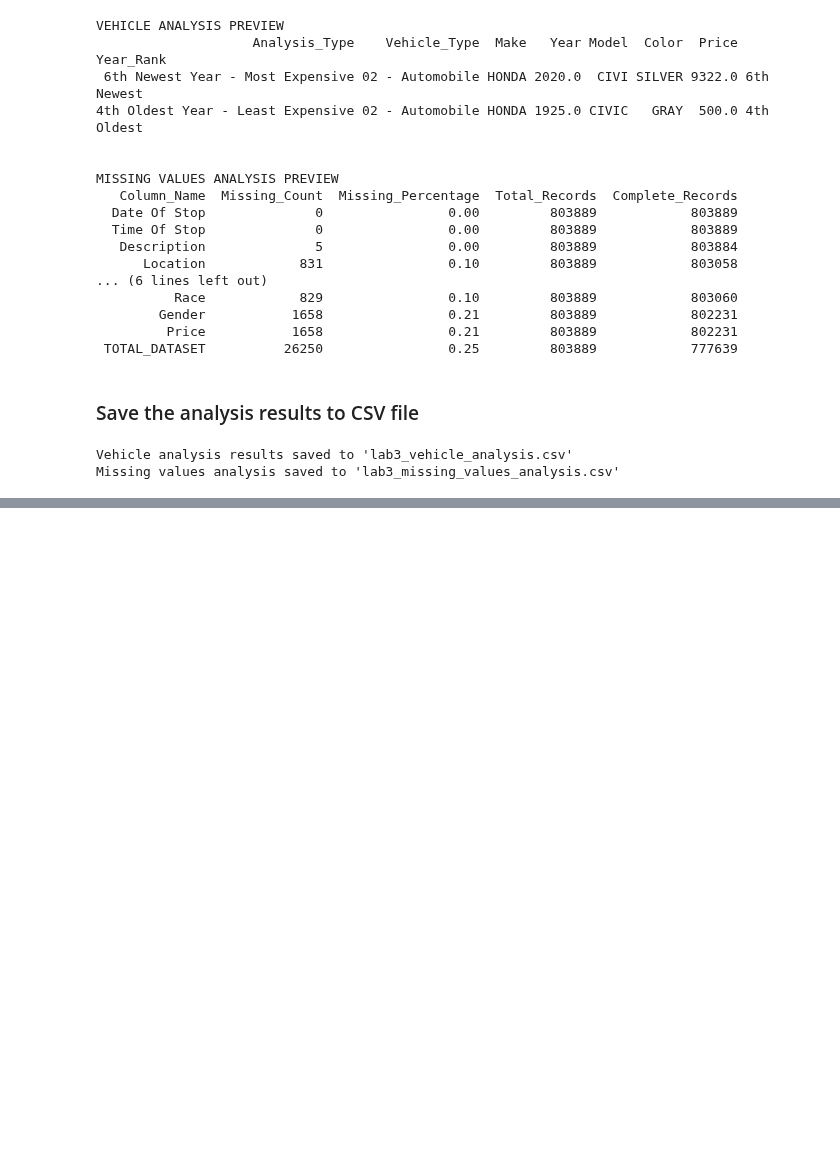
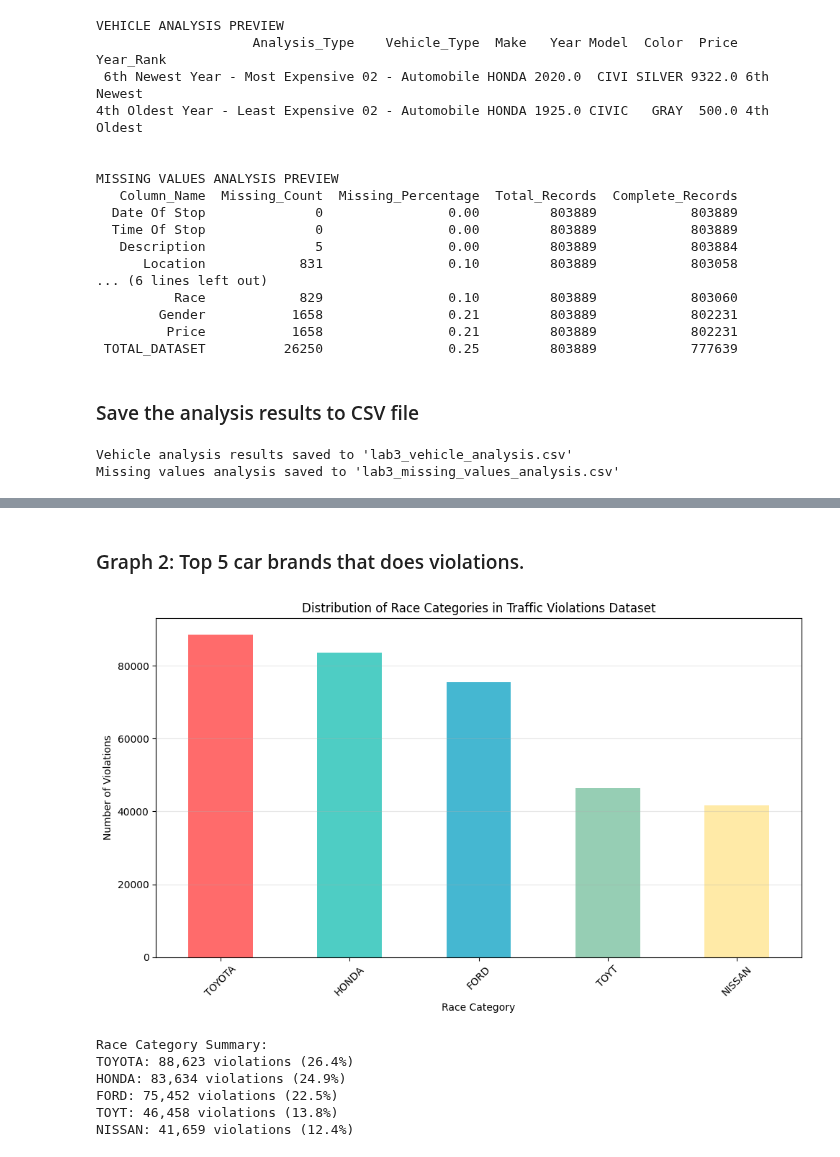
Before and after one commit to orchlonn/CS-456, a Jupyter notebook: Labs/Lab-3/Lab3.ipynb, the cells around one changed output, grey strips where cells are left out. Saved outputs shown, nothing was run; the diff lists cells and outputs as text; code cells hidden in the pictures; blank space fills up the shorter version.

```diff
--- a/Labs/Lab-3/Lab3.ipynb
+++ b/Labs/Lab-3/Lab3.ipynb
@@ -241,0 +288,29 @@ Missing values analysis saved to 'lab3_missing_values_analysis.csv'
+# %% [markdown]
+### Graph 2: Top 5 car brands that does violations.
+# %%
+clean_cars = df['Make'].value_counts()[:5]
+# Create a visualization with the cleaned race data
+
+plt.figure(figsize=(10, 6))
+clean_cars.plot(kind='bar', color=['#FF6B6B', '#4ECDC4', '#45B7D1', '#96CEB4', '#FFEAA7'])
+plt.title('Distribution of Race Categories in Traffic Violations Dataset')
+plt.xlabel('Race Category')
+plt.ylabel('Number of Violations')
+plt.xticks(rotation=45)
+plt.grid(axis='y', alpha=0.3)
+plt.tight_layout()
+plt.show()
+
+# Display summary statistics
+print("\nRace Category Summary:")
+for race, count in clean_cars.items():
+    percentage = (count / clean_cars.sum()) * 100
+    print(f"{race}: {count:,} violations ({percentage:.1f}%)")
+# %% [output]
+[figure, added]
+Race Category Summary:
+TOYOTA: 88,623 violations (26.4%)
+HONDA: 83,634 violations (24.9%)
+FORD: 75,452 violations (22.5%)
+TOYT: 46,458 violations (13.8%)
+NISSAN: 41,659 violations (12.4%)
```
Also changed, not shown: parts of 9 cells of this notebook.
